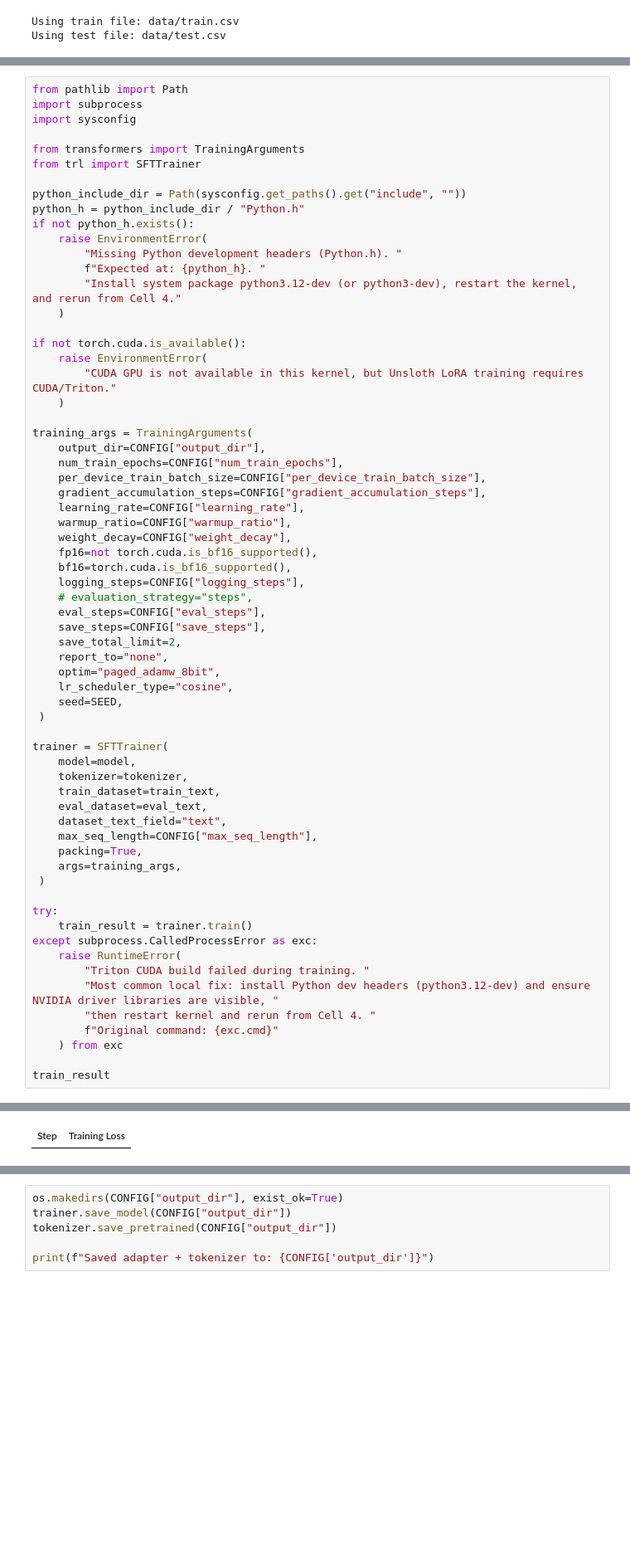
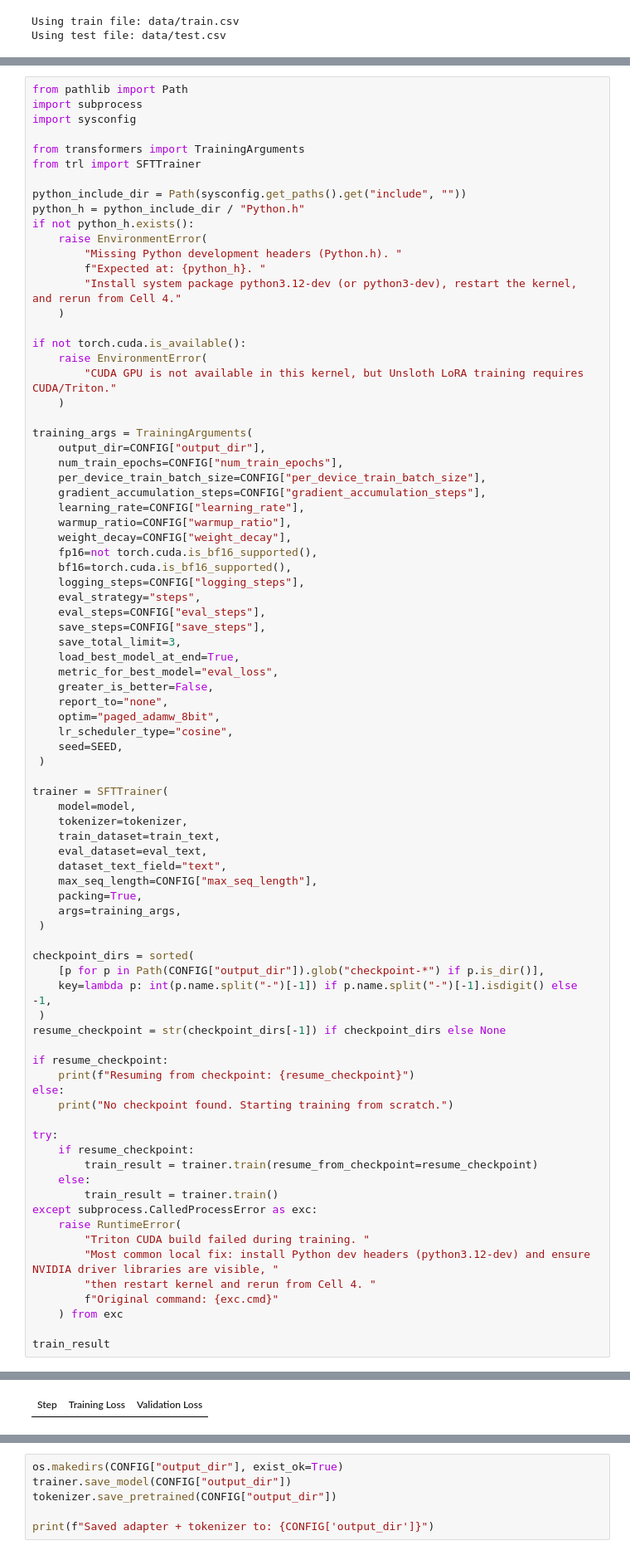
Before and after one commit to anthony-lamelas/SVG_Generation_Model, a Jupyter notebook: starter-notebook.ipynb, the cells around one changed output, grey strips where cells are left out. Shown at 83% size. Saved outputs shown, nothing was run; the diff lists cells and outputs as text; blank space fills up the shorter version.

```diff
--- a/starter-notebook.ipynb
+++ b/starter-notebook.ipynb
@@ -263,10 +262,13 @@ training_args = TrainingArguments(
     fp16=not torch.cuda.is_bf16_supported(),
     bf16=torch.cuda.is_bf16_supported(),
     logging_steps=CONFIG["logging_steps"],
-    # evaluation_strategy="steps",
+    eval_strategy="steps",
     eval_steps=CONFIG["eval_steps"],
     save_steps=CONFIG["save_steps"],
-    save_total_limit=2,
+    save_total_limit=3,
+    load_best_model_at_end=True,
+    metric_for_best_model="eval_loss",
+    greater_is_better=False,
     report_to="none",
     optim="paged_adamw_8bit",
     lr_scheduler_type="cosine",
@@ -284,8 +286,22 @@ trainer = SFTTrainer(
     args=training_args,
  )
 
+checkpoint_dirs = sorted(
+    [p for p in Path(CONFIG["output_dir"]).glob("checkpoint-*") if p.is_dir()],
+    key=lambda p: int(p.name.split("-")[-1]) if p.name.split("-")[-1].isdigit() else -1,
+ )
+resume_checkpoint = str(checkpoint_dirs[-1]) if checkpoint_dirs else None
+
+if resume_checkpoint:
+    print(f"Resuming from checkpoint: {resume_checkpoint}")
+else:
+    print("No checkpoint found. Starting training from scratch.")
+
 try:
-    train_result = trainer.train()
+    if resume_checkpoint:
+        train_result = trainer.train(resume_from_checkpoint=resume_checkpoint)
+    else:
+        train_result = trainer.train()
 except subprocess.CalledProcessError as exc:
     raise RuntimeError(
         "Triton CUDA build failed during training. "
@@ -310 +325 @@ O^O/ \_/ \    Batch size per device = 2 | Gradient accumulation steps = 8
-| Step | Training Loss |
+| Step | Training Loss | Validation Loss |
```
Also changed, not shown: parts of 5 cells of this notebook.
